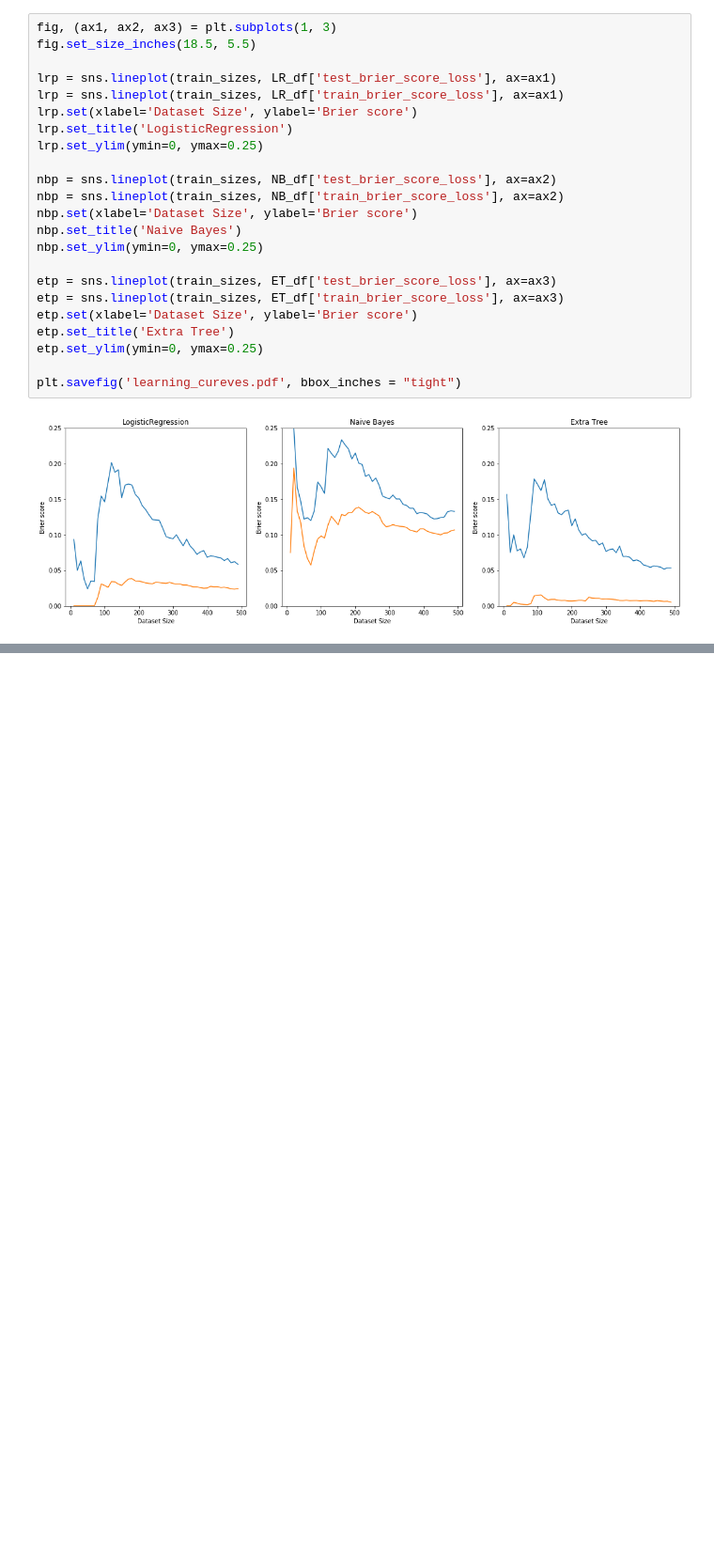
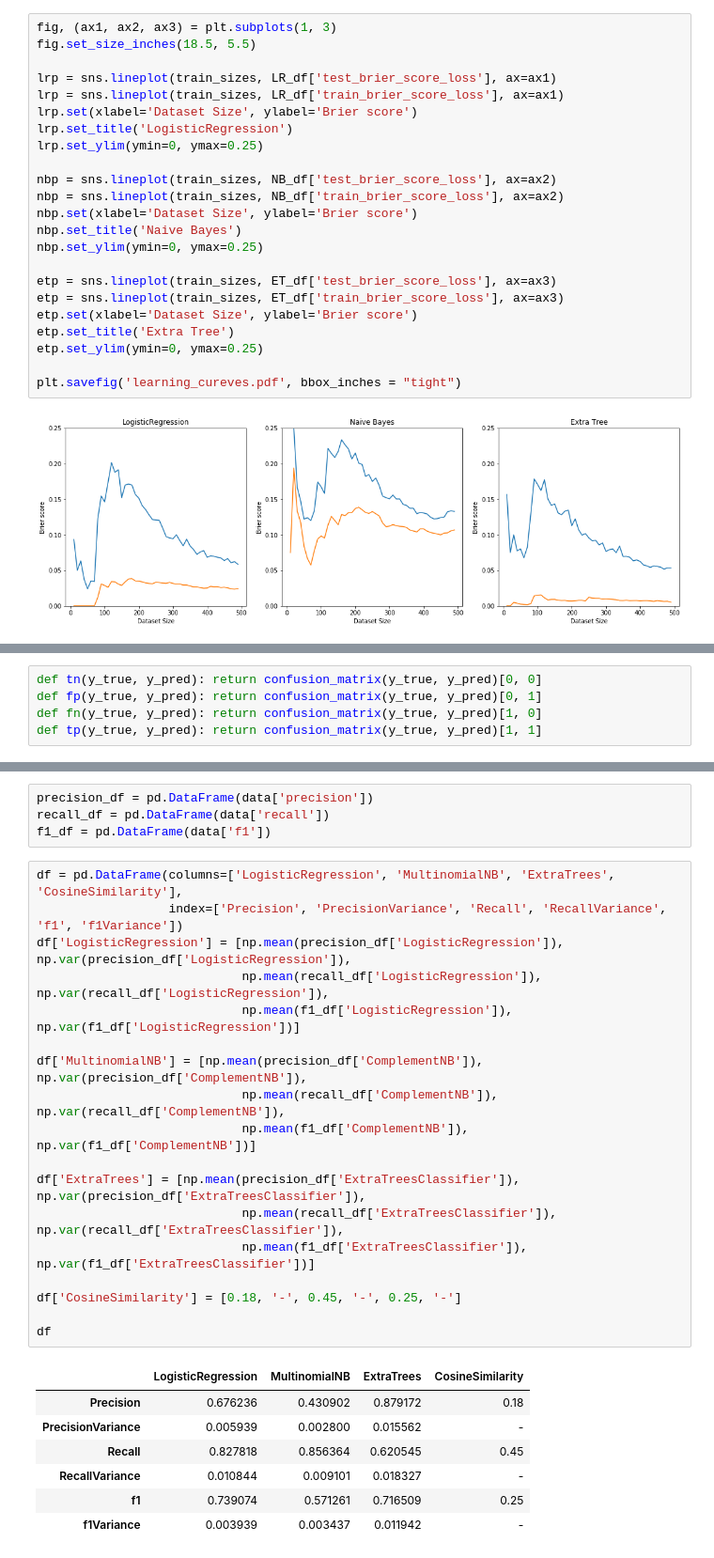
Before and after one commit to basirati/myinalyze, a Jupyter notebook: NONDjango/Core ML/Exps/Learning Curve and Final Evaluation.ipynb, the cells around one changed output, grey strips where cells are left out. Shown at 94% size. Cells and saved outputs as stored; diff of their text form; blank space fills up the shorter version.

```diff
--- a/NONDjango/Core ML/Exps/Learning Curve and Final Evaluation.ipynb
+++ b/NONDjango/Core ML/Exps/Learning Curve and Final Evaluation.ipynb
@@ -143,0 +220,5 @@ plt.savefig('learning_cureves.pdf', bbox_inches = "tight")
+# %%
+def tn(y_true, y_pred): return confusion_matrix(y_true, y_pred)[0, 0]
+def fp(y_true, y_pred): return confusion_matrix(y_true, y_pred)[0, 1]
+def fn(y_true, y_pred): return confusion_matrix(y_true, y_pred)[1, 0]
+def tp(y_true, y_pred): return confusion_matrix(y_true, y_pred)[1, 1]
@@ -143,0 +242,30 @@ plt.savefig('learning_cureves.pdf', bbox_inches = "tight")
+# %%
+precision_df = pd.DataFrame(data['precision'])
+recall_df = pd.DataFrame(data['recall'])
+f1_df = pd.DataFrame(data['f1'])
+# %%
+df = pd.DataFrame(columns=['LogisticRegression', 'MultinomialNB', 'ExtraTrees', 'CosineSimilarity'],
+                  index=['Precision', 'PrecisionVariance', 'Recall', 'RecallVariance', 'f1', 'f1Variance'])
+df['LogisticRegression'] = [np.mean(precision_df['LogisticRegression']), np.var(precision_df['LogisticRegression']),
+                            np.mean(recall_df['LogisticRegression']), np.var(recall_df['LogisticRegression']),
+                            np.mean(f1_df['LogisticRegression']), np.var(f1_df['LogisticRegression'])]
+
+df['MultinomialNB'] = [np.mean(precision_df['ComplementNB']), np.var(precision_df['ComplementNB']),
+                            np.mean(recall_df['ComplementNB']), np.var(recall_df['ComplementNB']),
+                            np.mean(f1_df['ComplementNB']), np.var(f1_df['ComplementNB'])]
+
+df['ExtraTrees'] = [np.mean(precision_df['ExtraTreesClassifier']), np.var(precision_df['ExtraTreesClassifier']),
+                            np.mean(recall_df['ExtraTreesClassifier']), np.var(recall_df['ExtraTreesClassifier']),
+                            np.mean(f1_df['ExtraTreesClassifier']), np.var(f1_df['ExtraTreesClassifier'])]
+
+df['CosineSimilarity'] = [0.18, '-', 0.45, '-', 0.25, '-']
+
+df
+# %% [output]
+|  | LogisticRegression | MultinomialNB | ExtraTrees | CosineSimilarity |
+| Precision | 0.676236 | 0.430902 | 0.879172 | 0.18 |
+| PrecisionVariance | 0.005939 | 0.002800 | 0.015562 | - |
+| Recall | 0.827818 | 0.856364 | 0.620545 | 0.45 |
+| RecallVariance | 0.010844 | 0.009101 | 0.018327 | - |
+| f1 | 0.739074 | 0.571261 | 0.716509 | 0.25 |
+| f1Variance | 0.003939 | 0.003437 | 0.011942 | - |
```
Also changed, not shown: parts of 5 cells of this notebook, 16 other files.
